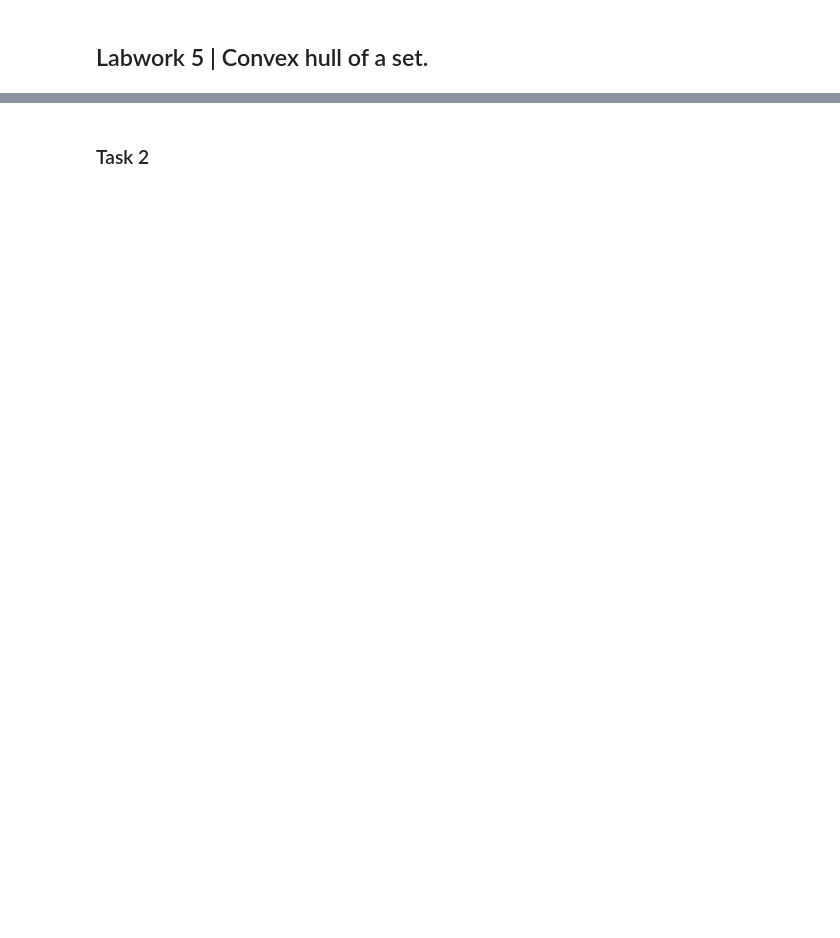
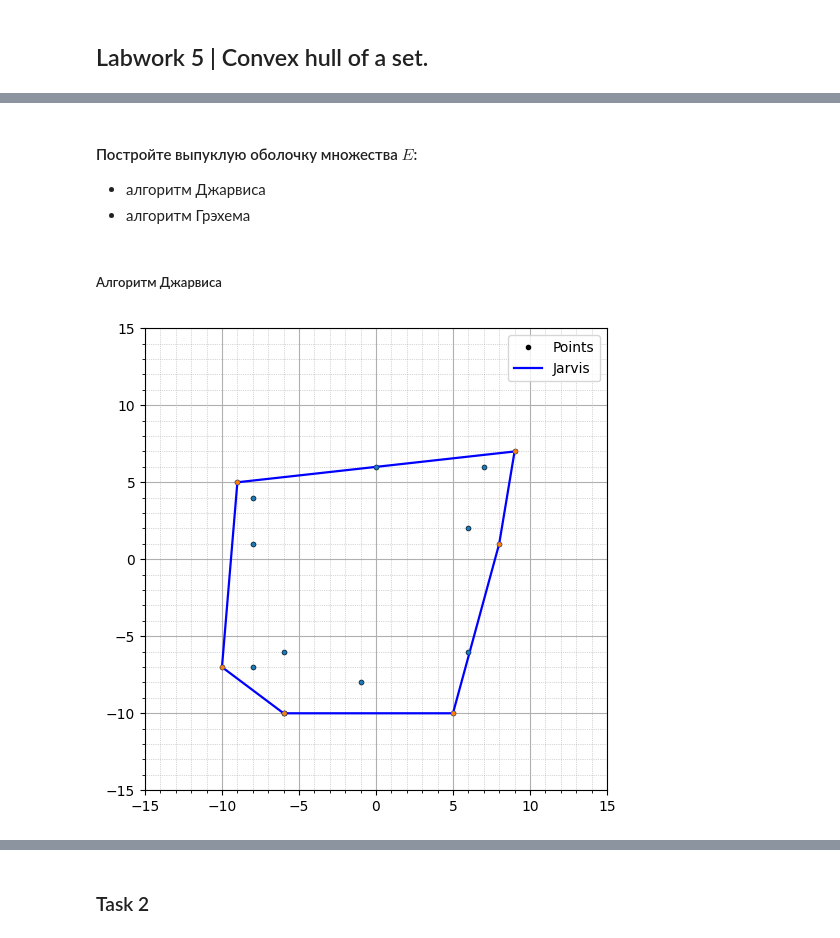
Before and after one commit to mikedegeofroy/itmo-computational-geometry, a Jupyter notebook: lab5/lab5.ipynb, the cells around one changed output, grey strips where cells are left out. Cells and saved outputs as stored; diff of their text form; code cells hidden in the pictures; blank space fills up the shorter version.

```diff
--- a/lab5/lab5.ipynb
+++ b/lab5/lab5.ipynb
@@ -71,0 +83,49 @@ E, hull_jarvis, hull_graham, (perimeter_jarvis, area_jarvis), (perimeter_graham,
+# %% [markdown]
+#### Постройте выпуклую оболочку множества $E$:
+* алгоритм Джарвиса
+* алгоритм Грэхема
+# %% [markdown]
+##### Алгоритм Джарвиса
+# %%
+def orientation(p, q, r):
+    # Returns the orientation of the triplet (p, q, r)
+    val = (q[1] - p[1]) * (r[0] - q[0]) - \
+          (q[0] - p[0]) * (r[1] - q[1])
+    if val == 0:
+        return 0  # colinear
+    elif val > 0:
+        return 1  # clockwise
+    else:
+        return 2  # counterclockwise
+
+def jarvis_march(points):
+    n = len(points)
+    if n < 3:
+        return points
+
+    hull = []
+
+    l = np.argmin(points[:, 0])
+    p = l
+    while True:
+        hull.append(p)
+        q = (p + 1) % n
+        for i in range(n):
+            if orientation(points[p][:2], points[i][:2], points[q][:2]) == 2:
+                q = i
+        p = q
+        if p == l:
+            break
+    return points[hull]
+# %%
+
+jarvis_hull = jarvis_march(points)
+segment_jarvis = (jarvis_hull, {"label": "Jarvis", "color": "blue"})
+
+plot((points, {"label": "Points", "linestyle": "None", "marker": ".", "color": "black"}),
+     segment_jarvis,
+     from_origin=False,
+     close=True,
+     show_legend=True)
+# %% [output]
+[figure, added]
```
Also changed, not shown: parts of 10 cells of this notebook.
